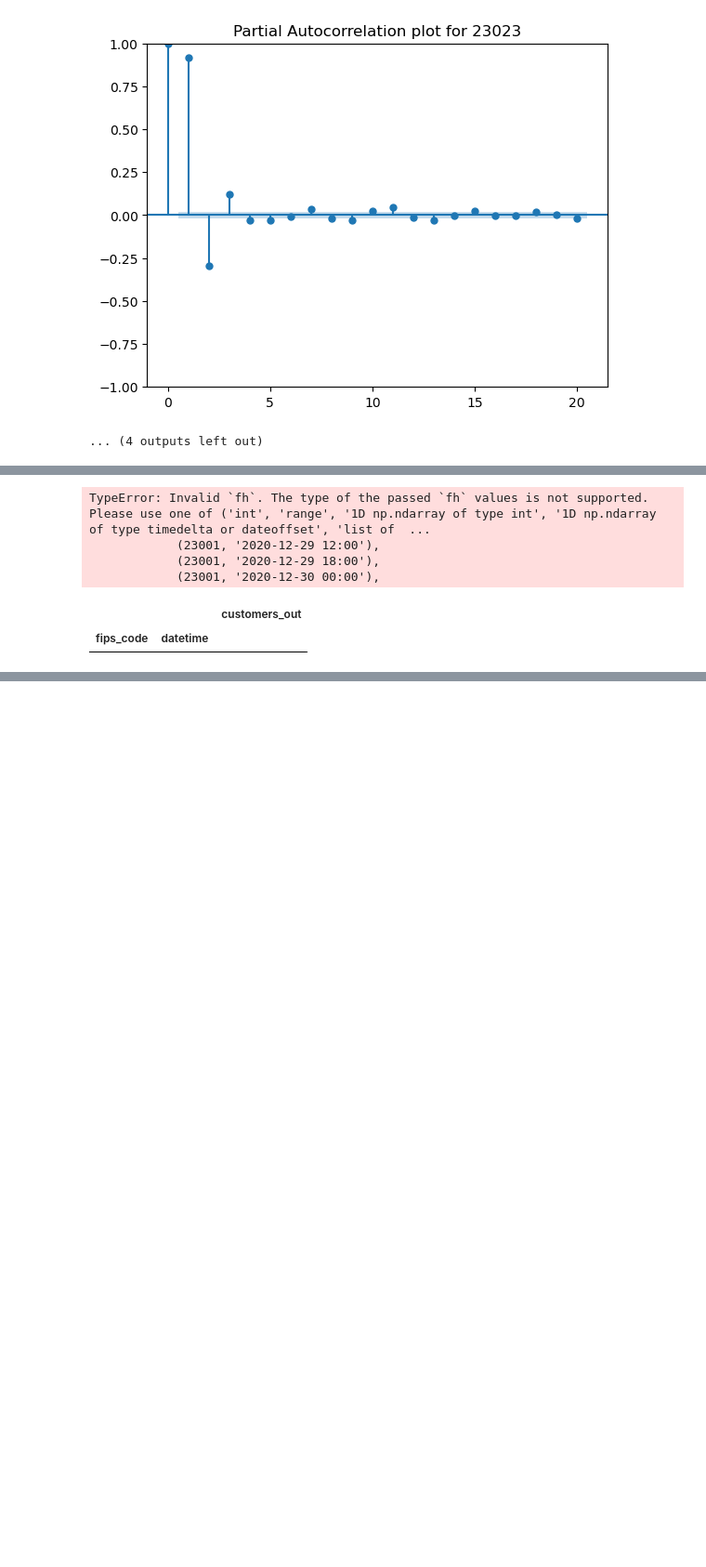
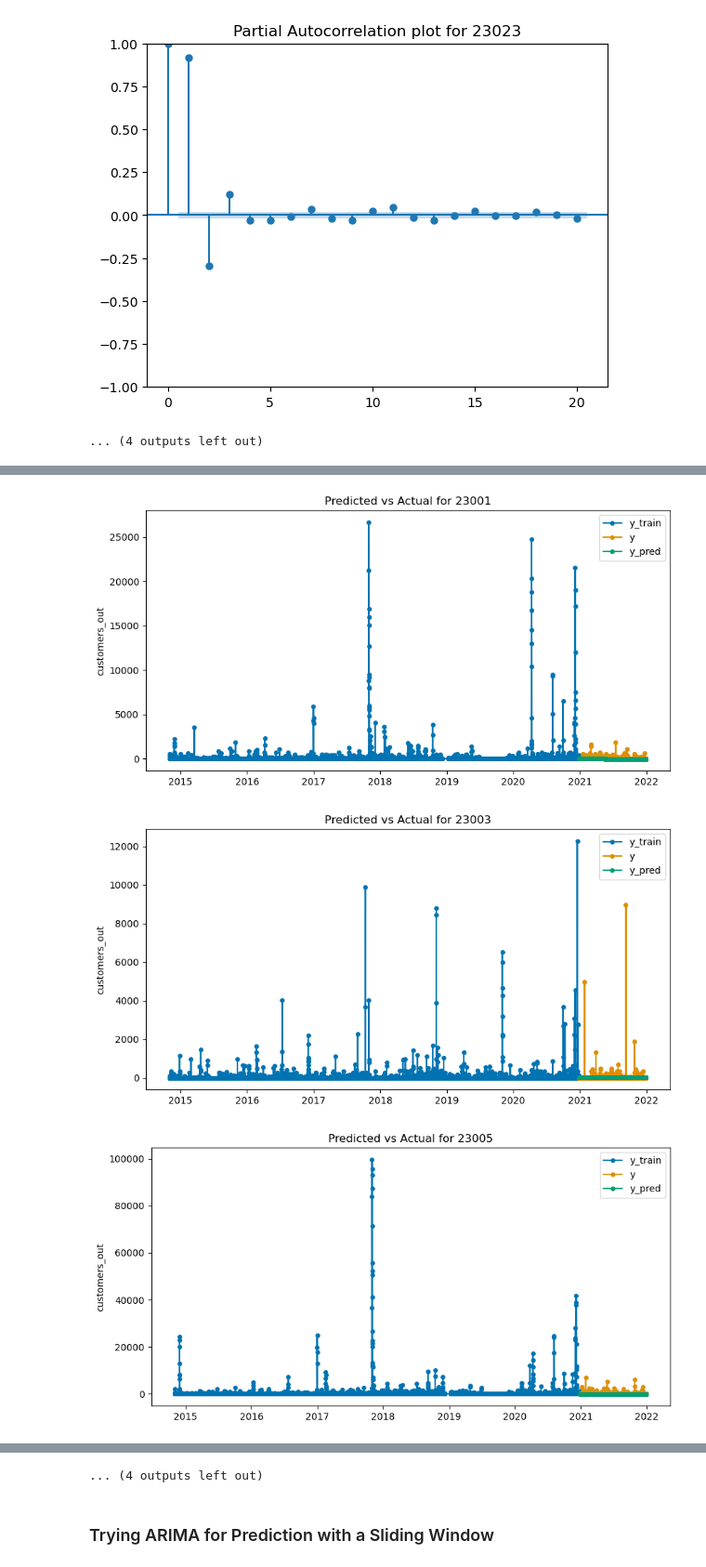
Before and after one commit to aarondweinberg/predictingpoweroutages, a Jupyter notebook: Aaron/Modeling1_AW.ipynb, the cells around one changed output, grey strips where cells are left out. Shown at 93% size. Saved outputs shown, nothing was run; the diff lists cells and outputs as text; code cells hidden in the pictures; blank space fills up the shorter version.

```diff
--- a/Aaron/Modeling1_AW.ipynb
+++ b/Aaron/Modeling1_AW.ipynb
@@ -182,13 +226,9 @@ y_train, y_test = temporal_train_test_split(y, test_size=1460)
 # %%
-fh = ForecastingHorizon(y_test.index, is_relative=False)
+y_train, y_test = temporal_train_test_split(y, test_size=1460)
 
-# We want to make predictions over the next four 6-hour intervals
+fh = ForecastingHorizon(y_test.index.get_level_values('datetime').unique(), is_relative=False)
+
 forecaster = ARIMA(order=(5, 1, 0))
 forecaster.fit(y_train)
 
 y_pred = forecaster.predict(fh)
-# %% [output]
-TypeError: Invalid `fh`. The type of the passed `fh` values is not supported. Please use one of ('int', 'range', '1D np.ndarray of type int', '1D np.ndarray of type timedelta or dateoffset', 'list of  ...
-            (23001, '2020-12-29 12:00'),
-            (23001, '2020-12-29 18:00'),
-            (23001, '2020-12-30 00:00'),
@@ -199,5 +235,14 @@ y_pred_2020 = y_pred[y_pred.index.get_level_values(1).year == 2020]
-# %%
-y_pred_2020
-# %% [output]
-|  |  | customers_out |
-| fips_code | datetime |  |
+# %%
+# Make plots for each fips_code to compare actual and predicted values on the test set
+for fips_code in y.index.get_level_values(0).unique():
+    y_train_fips = y_train.loc[fips_code]
+    y_test_fips = y_test.loc[fips_code]
+    y_pred_fips = y_pred.loc[fips_code]
+    fig, ax = plt.subplots(1, 1, figsize=(10, 5))
+    plot_series(y_train_fips, y_test_fips, y_pred_fips, labels=["y_train", "y", "y_pred"], ax=ax)
+    plt.title(f'Predicted vs Actual for {fips_code}')
+    plt.show()
+# %% [output]
+[figure, added]
+[figure, added]
+[figure, added]
@@ -203,0 +258 @@ y_pred_2020
+... (4 outputs left out)
@@ -203,0 +281,2 @@ y_pred_2020
+# %% [markdown]
+### Trying ARIMA for Prediction with a Sliding Window
```
Also changed, not shown: parts of 9 cells of this notebook.
